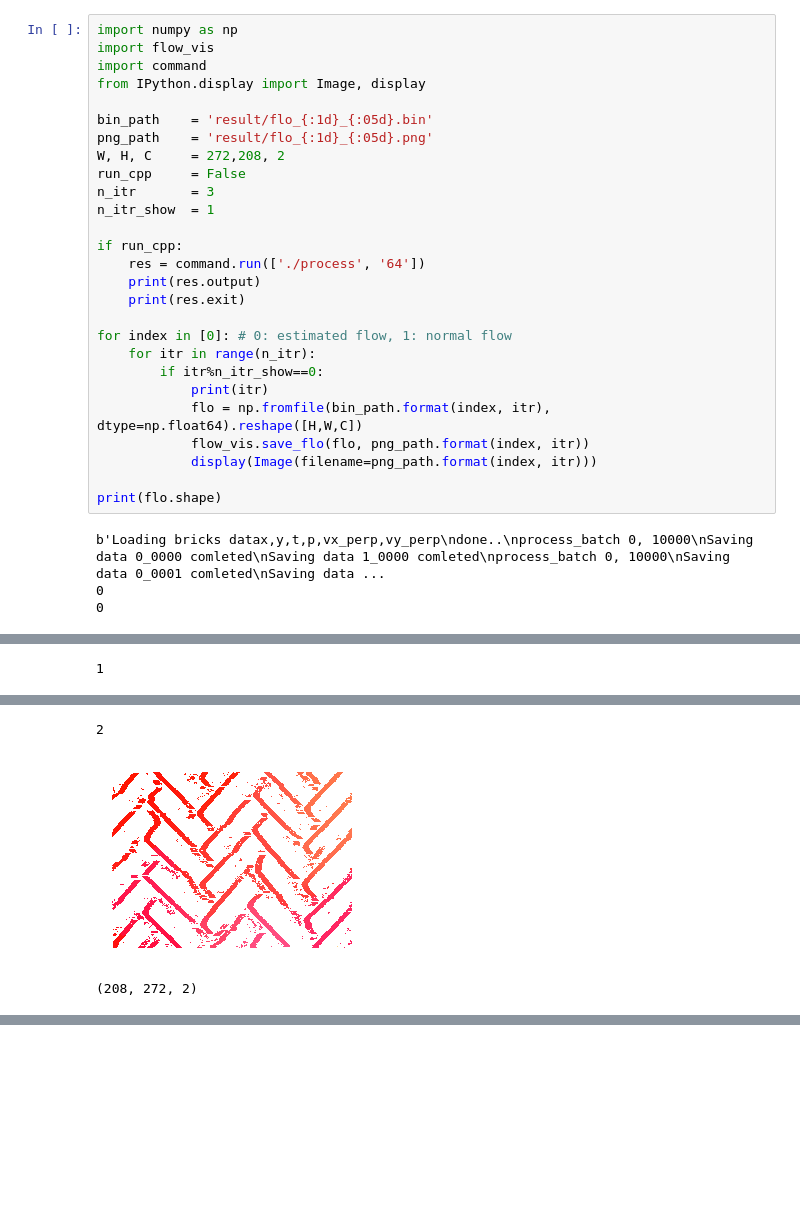
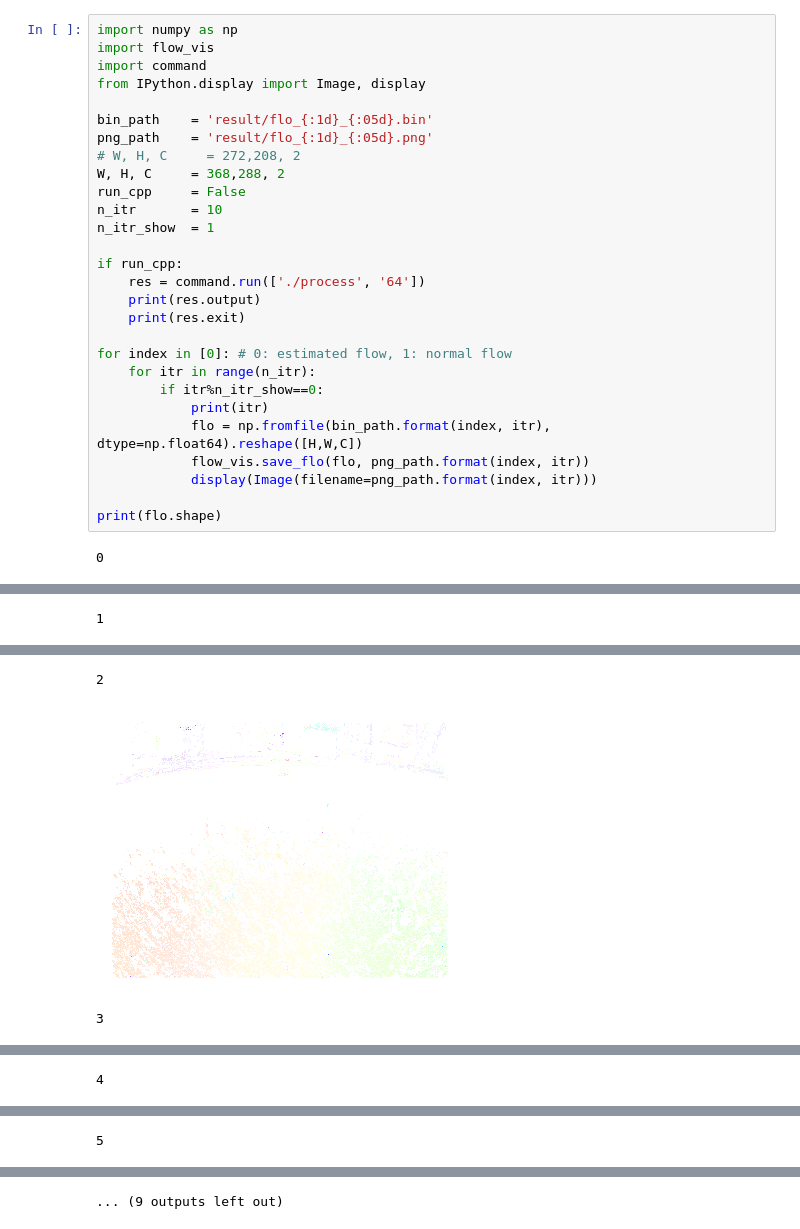
Before and after one commit to DensoITLab/tegbp, a Jupyter notebook: vis_result.ipynb, the cells around one changed output, grey strips where cells are left out. Saved outputs shown, nothing was run; the diff lists cells and outputs as text; blank space fills up the shorter version.

```diff
--- a/vis_result.ipynb
+++ b/vis_result.ipynb
@@ -6,9 +6,10 @@ from IPython.display import Image, display
 
 bin_path    = 'result/flo_{:1d}_{:05d}.bin'
 png_path    = 'result/flo_{:1d}_{:05d}.png'
-W, H, C     = 272,208, 2
+# W, H, C     = 272,208, 2
+W, H, C     = 368,288, 2
 run_cpp     = False
-n_itr       = 3
+n_itr       = 10
 n_itr_show  = 1
 
 if run_cpp:
@@ -26,6 +27,4 @@ for index in [0]: # 0: estimated flow, 1: normal flow
 
 print(flo.shape)
 # %% [output]
-b'Loading bricks datax,y,t,p,vx_perp,vy_perp\ndone..\nprocess_batch 0, 10000\nSaving data 0_0000 comleted\nSaving data 1_0000 comleted\nprocess_batch 0, 10000\nSaving data 0_0001 comleted\nSaving data ...
 0
-0
@@ -35,3 +34,3 @@ b'Loading bricks datax,y,t,p,vx_perp,vy_perp\ndone..\nprocess_batch 0, 10000\nSa
 2
-[figure, old version]
+[figure, new version]
-(208, 272, 2)
+3
@@ -37,0 +38 @@ b'Loading bricks datax,y,t,p,vx_perp,vy_perp\ndone..\nprocess_batch 0, 10000\nSa
+4
@@ -37,0 +40 @@ b'Loading bricks datax,y,t,p,vx_perp,vy_perp\ndone..\nprocess_batch 0, 10000\nSa
+5
@@ -37,0 +42 @@ b'Loading bricks datax,y,t,p,vx_perp,vy_perp\ndone..\nprocess_batch 0, 10000\nSa
+... (9 outputs left out)
```
Also changed, not shown: parts of 1 cell of this notebook, 4 other files.
